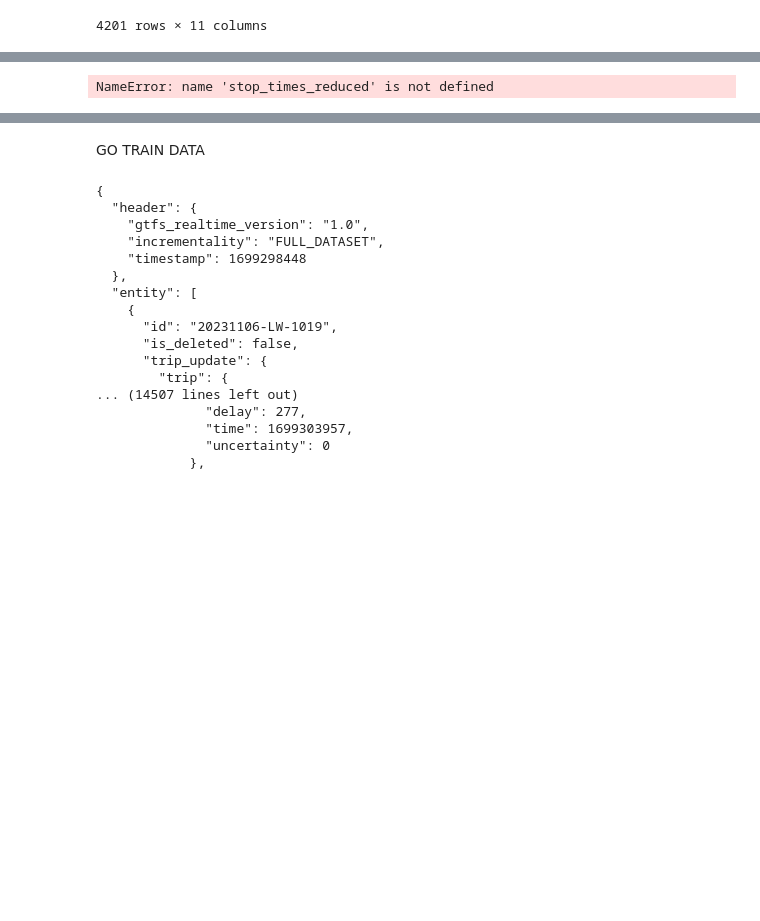
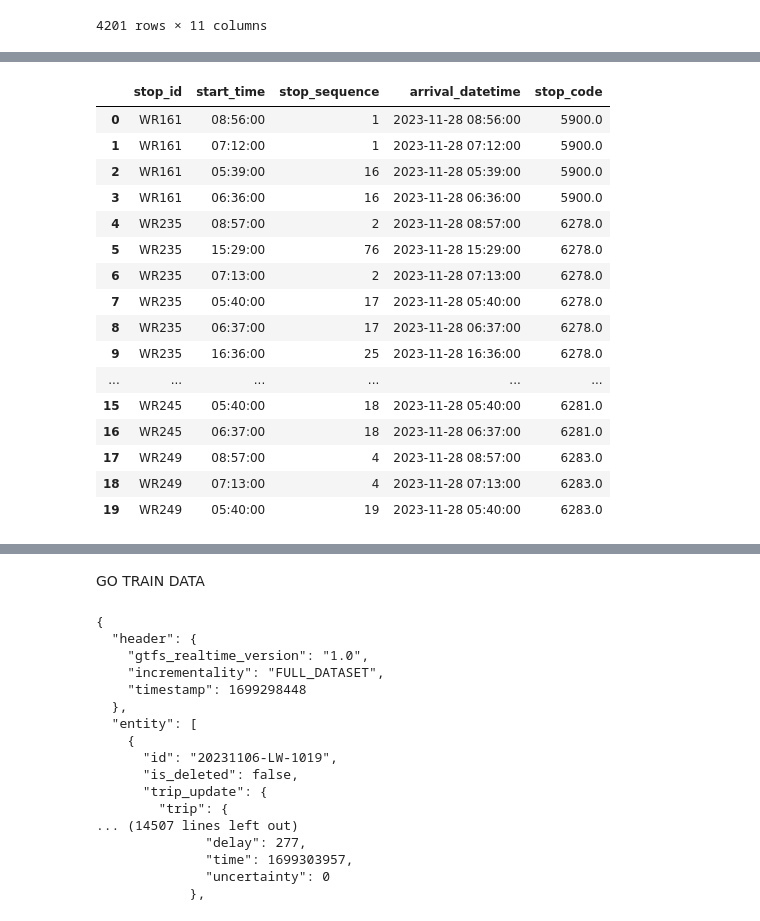
Before and after one commit to katherinewest/CME538_2023, a Jupyter notebook: Delay_DataFrames_Updated_HELP.ipynb, the cells around one changed output, grey strips where cells are left out. Cells and saved outputs as stored; diff of their text form; code cells hidden in the pictures; blank space fills up the shorter version.

```diff
--- a/Delay_DataFrames_Updated_HELP.ipynb
+++ b/Delay_DataFrames_Updated_HELP.ipynb
@@ -306,6 +285,22 @@ stop_times.head()
 # %%
 #Merge stop times and stops on stop id
-stop_times_merged = pd.merge(left= stop_times_reduced, right= stops_reduced, on='stop_id' )
-stop_times_merged.head()
+stop_times_merged = pd.merge(left= stop_times_reduced, right= stops_reduced, on='stop_id')
+stop_times_merged.head(20)
 # %% [output]
-NameError: name 'stop_times_reduced' is not defined
+|  | stop_id | start_time | stop_sequence | arrival_datetime | stop_code |
+| 0 | WR161 | 08:56:00 | 1 | 2023-11-28 08:56:00 | 5900.0 |
+| 1 | WR161 | 07:12:00 | 1 | 2023-11-28 07:12:00 | 5900.0 |
+| 2 | WR161 | 05:39:00 | 16 | 2023-11-28 05:39:00 | 5900.0 |
+| 3 | WR161 | 06:36:00 | 16 | 2023-11-28 06:36:00 | 5900.0 |
+| 4 | WR235 | 08:57:00 | 2 | 2023-11-28 08:57:00 | 6278.0 |
+| 5 | WR235 | 15:29:00 | 76 | 2023-11-28 15:29:00 | 6278.0 |
+| 6 | WR235 | 07:13:00 | 2 | 2023-11-28 07:13:00 | 6278.0 |
+| 7 | WR235 | 05:40:00 | 17 | 2023-11-28 05:40:00 | 6278.0 |
+| 8 | WR235 | 06:37:00 | 17 | 2023-11-28 06:37:00 | 6278.0 |
+| 9 | WR235 | 16:36:00 | 25 | 2023-11-28 16:36:00 | 6278.0 |
+| ... | ... | ... | ... | ... | ... |
+| 15 | WR245 | 05:40:00 | 18 | 2023-11-28 05:40:00 | 6281.0 |
+| 16 | WR245 | 06:37:00 | 18 | 2023-11-28 06:37:00 | 6281.0 |
+| 17 | WR249 | 08:57:00 | 4 | 2023-11-28 08:57:00 | 6283.0 |
+| 18 | WR249 | 07:13:00 | 4 | 2023-11-28 07:13:00 | 6283.0 |
+| 19 | WR249 | 05:40:00 | 19 | 2023-11-28 05:40:00 | 6283.0 |
```
Also changed, not shown: parts of 17 cells of this notebook, 1 other file.
